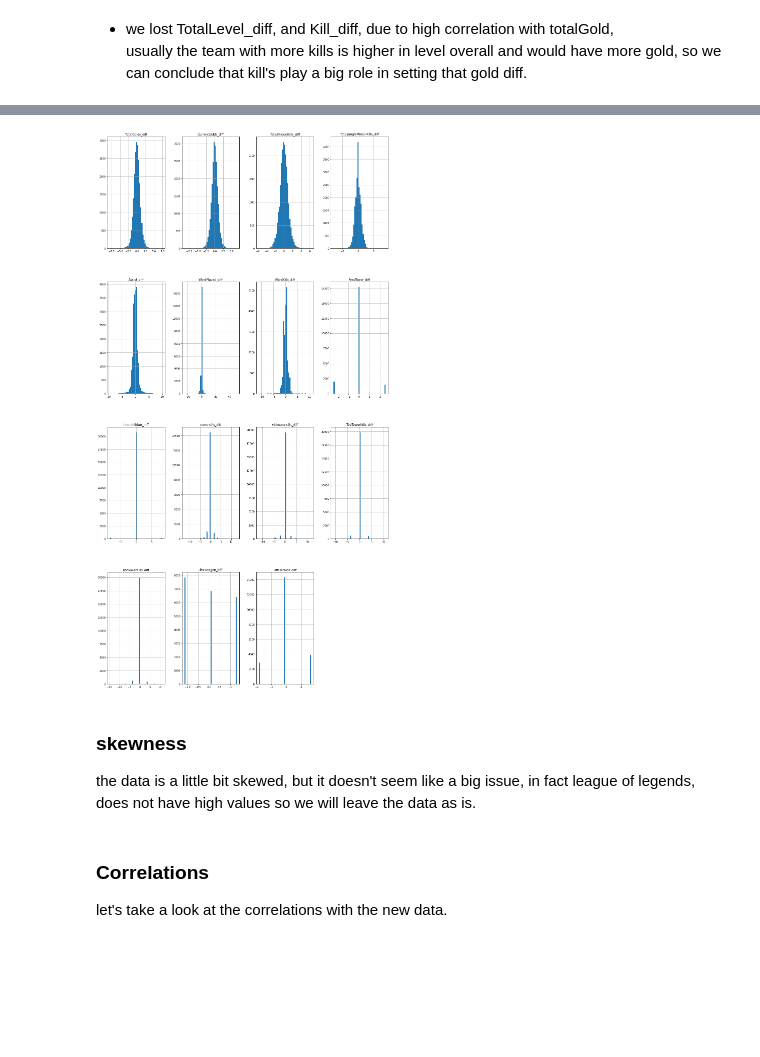
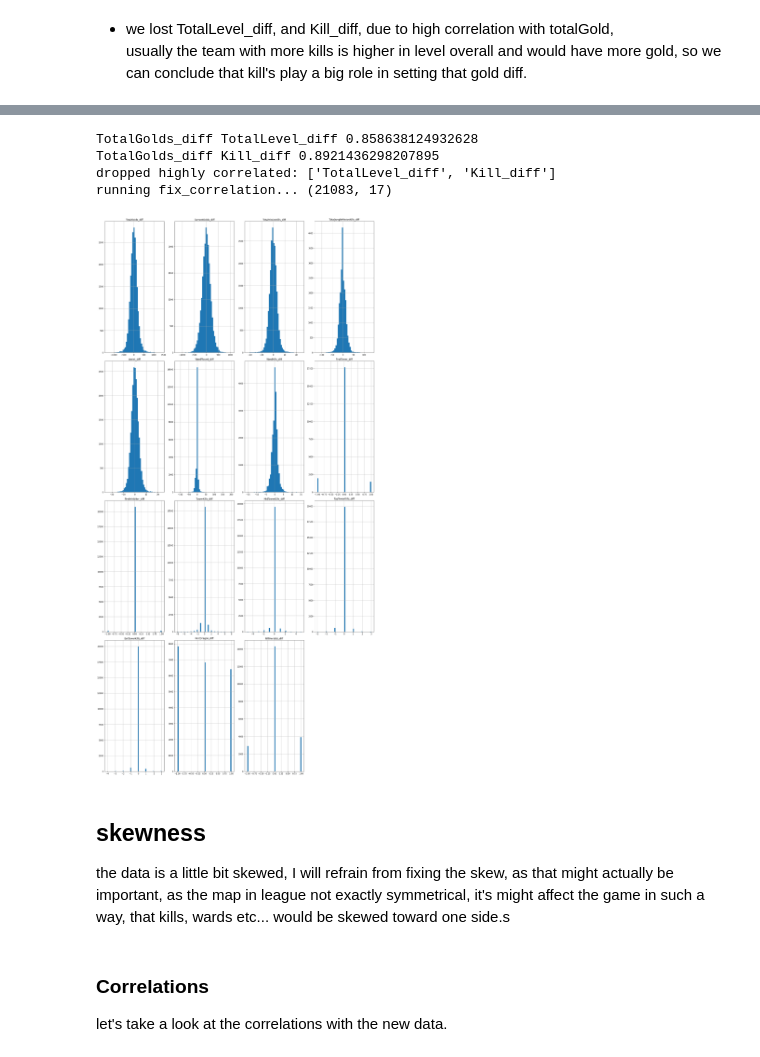
Before and after one commit to mike-tr/IntroToDS_Final, a Jupyter notebook: P3_league_win_predict.ipynb, the cells around one changed output, grey strips where cells are left out. Cells and saved outputs as stored; diff of their text form; code cells hidden in the pictures; blank space fills up the shorter version.

```diff
--- a/P3_league_win_predict.ipynb
+++ b/P3_league_win_predict.ipynb
@@ -173,18 +177,20 @@ def remove_non_unique(data_set : pd.DataFrame, log : False):
             drop.append(column)
     if log:
         print("dropped",drop)
-    return data_set.drop(drop, axis=1)
+    return data_set.drop(drop, axis=1), drop
 
 class CleanData(BaseEstimator, TransformerMixin):
     def __init__(self, log = False):
         self.log = log
+        self.drop = []
     def fit(self, X):
+        _data, self.drop = remove_non_unique(X, self.log)
         return self
     def transform(self, X):
         if self.log:
             print("running Cleaner...")
-        return remove_non_unique(X, self.log)
+        return X.drop(self.drop, axis=1)
 
 cleanClass = CleanData(log=True)
-train_set_copy = cleanClass.transform(train_set)
+train_set_copy1 = cleanClass.fit_transform(train_set1)
 # %% [output]
@@ -211,24 +219,27 @@ def remove_correlated(data_set : pd.DataFrame, percent : float, ignore : [], log
                 drop.append(at)
     if log:
         print("dropped highly correlated:", drop)
-    return data_set.drop(drop, axis=1)
+    return data_set.drop(drop, axis=1), drop
 
 class FixCorrelation(BaseEstimator, TransformerMixin):
     def __init__(self, percent : float, ignore : [], log = False):
         self.percent = percent
         self.ignore = ignore
         self.log = log
+        self.drop = []
     def fit(self, X):
+        _data, self.drop = remove_correlated(X, self.percent, self.ignore, self.log)
         return self
     def transform(self, X):
         if self.log:
-            print("running fix_correlation...")
-        return remove_correlated(X, self.percent, self.ignore, self.log)
+            print("running fix_correlation...", X.shape)
+        return X.drop(self.drop, axis=1)
 
 ignore_list = ["Winner", "blueTotalGolds", "redTotalGolds", "blueKill", "redKill"]
 cor_fixer = FixCorrelation(0.9, ignore_list, True)
 
-league_data_modified2 = cor_fixer.transform(train_set_copy)
+league_data_modified2 = cor_fixer.fit_transform(train_set_copy1)
 corr = league_data_modified2.corr()
+print(league_data_modified2.shape)
 corr["Winner"]
 # %% [output]
@@ -371,45 +411,59 @@ as we created a lot of transformation lets, combine them for our convenience.
 # %%
 from sklearn.pipeline import Pipeline
 from sklearn.preprocessing import StandardScaler
 
 class ScaleData(BaseEstimator, TransformerMixin):
+    def __init__(self):
+        self.scalar = StandardScaler()
     def fit(self, X):
+        self.scalar.fit(X)
         return self
     def transform(self,X):
         tmp = X.copy()
-        X = StandardScaler().fit_transform(X)
+        X = self.scalar.transform(tmp)
         return pd.DataFrame(X, index = tmp.index, columns = tmp.columns)
 
+        #return X.drop(self.drop, axis = 1)
+
 ignore_list = ["Winner", "blueTotalGolds", "redTotalGolds", "blueKill", "redKill"]
+tscale_list = ['Golds', 'Ward', 'lMinion', 'Assist']
+st_offset = 1
+st_power = 0.75
+model_pipeline_no_scalar = Pipeline([
+        ('cleaner',  CleanData()),
+        ('corr1', FixCorrelation(0.9, ignore_list)),
+        ('TScale', TScaleDown(tscale_list,st_power, st_offset)),
+        ('merger', ColumnMerger("blue", "red", ["Winner"])),
+        ('corr2', FixCorrelation(0.8, ["Winner"], log=True)),
+        # ('dropper', Dropper(drop_list))
+        # ('scaler', ScaleData()),
+    ])
+
 model_pipeline = Pipeline([
         ('cleaner',  CleanData()),
         ('corr1', FixCorrelation(0.9, ignore_list)),
+        ('TScale', TScaleDown(tscale_list,st_power, st_offset)),
         ('merger', ColumnMerger("blue", "red", ["Winner"])),
         ('corr2', FixCorrelation(0.8, ["Winner"])),
+
+        #('dropper', Dropper(drop_list)),
         ('scaler', ScaleData()),
     ])
 
 train_set, test_set = train_test_split(league_data, test_size = 0.2, random_state = 2)
 def split_test_train(data_set):
     return data_set.drop('Winner', axis = 1), data_set['Winner']
 
 x_train, y_train = split_test_train(train_set)
+x_test, y_test = split_test_train(test_set)
 
-x_train_copy = model_pipeline.fit_transform(x_train)
+x_train_copy = model_pipeline_no_scalar.fit_transform(x_train)
 x_train_copy.hist(bins = 50, figsize = (20,40))
+plt.tight_layout()
 plt.show()
-#
-# model_pipeline.fit(x_train)
-# x_train_copy = model_pipeline.transform(x_train)
-# x_train_copy
-#
-# reg = LogisticRegression(max_iter = 1000)
-# scores = cross_val_score(reg, x_train_copy, y_train, scoring = 'accuracy', cv = 10)
-#
-# print("cross val score:",scores.mean())
 # %% [output]
+TotalGolds_diff TotalLevel_diff 0.858638124932628
+TotalGolds_diff Kill_diff 0.8921436298207895
+dropped highly correlated: ['TotalLevel_diff', 'Kill_diff']
+running fix_correlation... (21083, 17)
-[figure, old version]
+[figure, new version]
-# %% [markdown]
-### skewness
-the data is a little bit skewed, but it doesn't seem like a big issue, in fact league of legends,
-does not have high values so we will leave the data as is.
@@ -423,3 +470,8 @@ does not have high values so we will leave the data as is.
+# %% [markdown]
+## skewness
+the data is a little bit skewed, I will refrain from fixing the skew, as that might actually
+be important, as the map in league not exactly symmetrical, it's might affect the game in such a way,
+that kills, wards etc... would be skewed toward one side.s
 # %% [markdown]
 ### Correlations
 let's take a look at the correlations with the new data.
```
Also changed, not shown: parts of 46 cells of this notebook, 1 other file.
